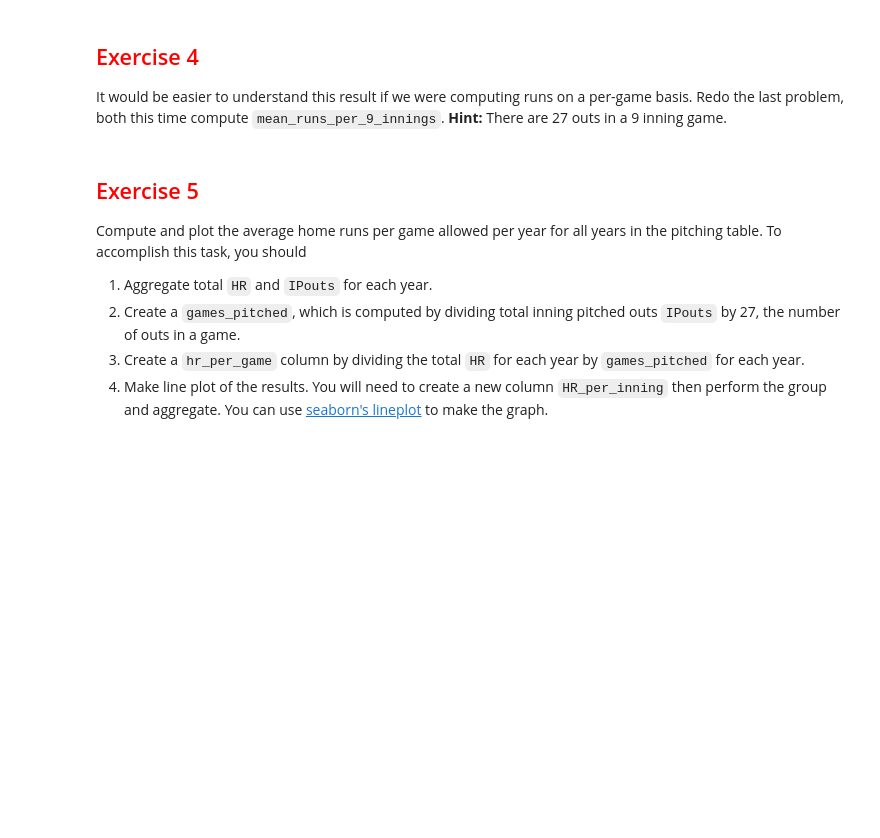
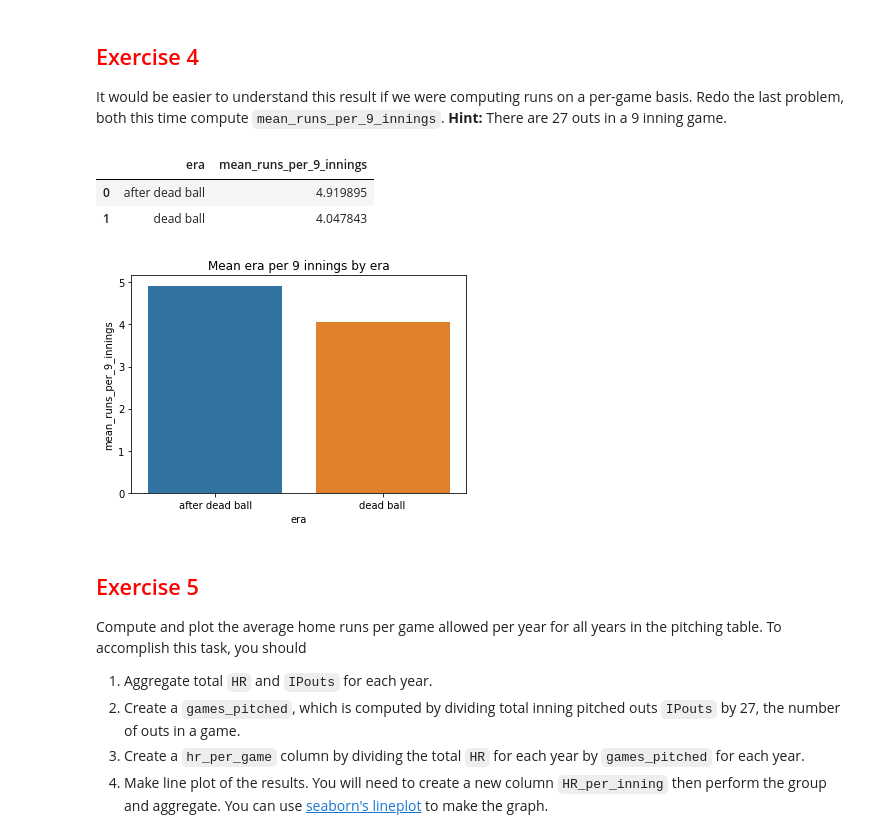
Before and after one commit to samwooden/module2_intro_to_pandas, a Jupyter notebook: 2_6_aggregation.ipynb, the cells around one changed output. Drawn from its saved outputs; the diff is of its cells as text; code cells hidden in the pictures; blank space fills up the shorter version.

```diff
--- a/2_6_aggregation.ipynb
+++ b/2_6_aggregation.ipynb
@@ -230,3 +262,29 @@ It would be easier to understand this result if we were computing runs on a per-
+# %%
+mean_runs_per_9_innings = (pitching
+                     >> select(X.IPouts, X.yearID, X.R)
+                     >> filter_by((X.yearID >= 1900) & (X.yearID < 1940))
+                     >> group_by(X.yearID)
+                     >> summarise(total_runs = X.R.sum(),
+                                  total_ipouts = X.IPouts.sum())
+                     >> ungroup
+                     >> mutate(runs_per_9_inning = (X.total_runs/(X.total_ipouts/27)),
+                               era = ifelse(X.yearID < 1920,
+                                            "dead ball",
+                                            "after dead ball"))
+                     >> group_by(X.era)
+                     >> summarise(mean_runs_per_9_innings = mean(X.runs_per_9_inning))
+                    )
+mean_runs_per_9_innings
+# %% [output]
+|  | era | mean_runs_per_9_innings |
+| 0 | after dead ball | 4.919895 |
+| 1 | dead ball | 4.047843 |
+# %%
+fig, ax = plt.subplots()
+ax = sns.barplot(x = "era", y="mean_runs_per_9_innings", data=mean_runs_per_9_innings, ax = ax)
+_ = ax.set_title("Mean era per 9 innings by era")
+# %% [output]
+[figure, added]
 # %% [markdown]
 ## <font color="red"> Exercise 5 </font>
 
```
Also changed, not shown: parts of 17 cells of this notebook, 4 other files.
